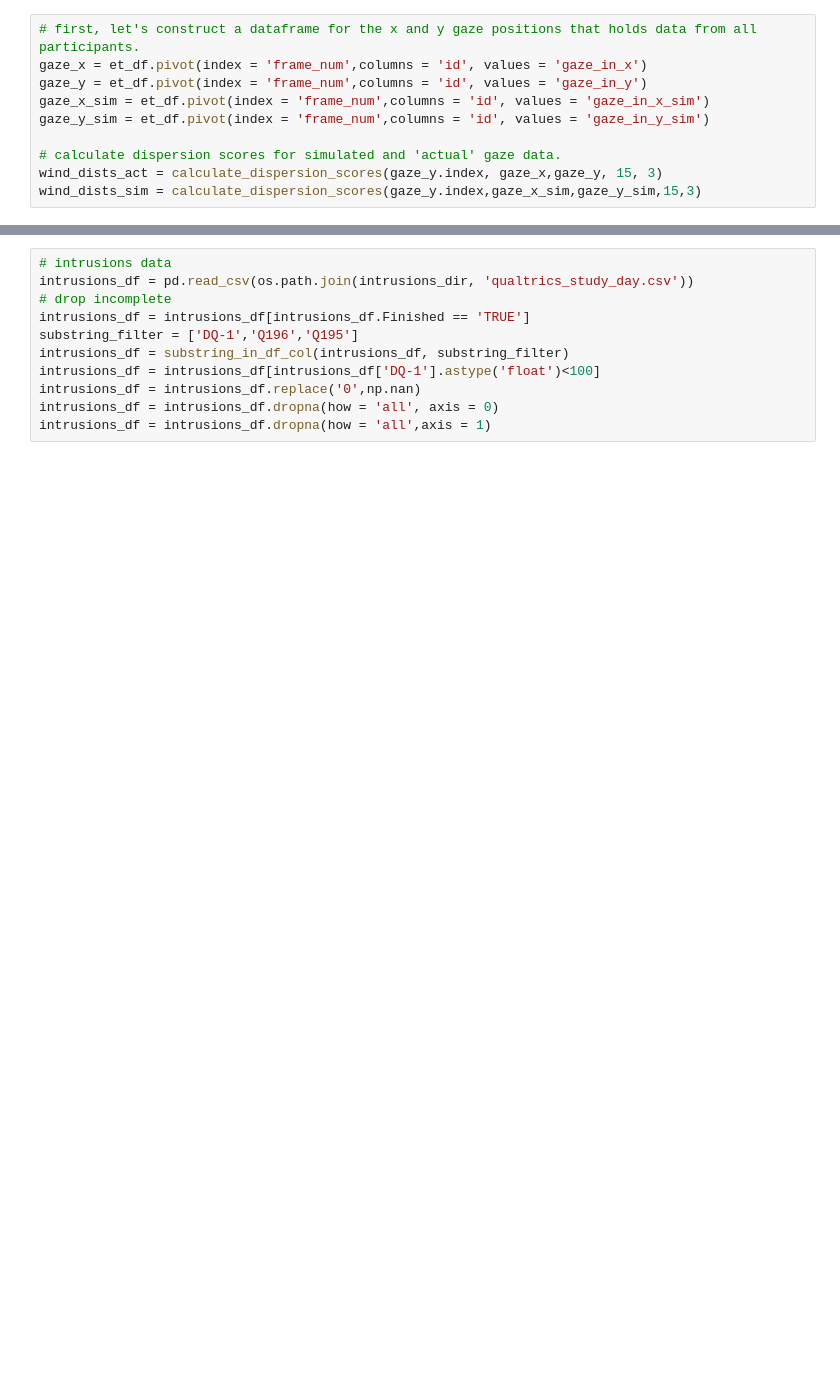
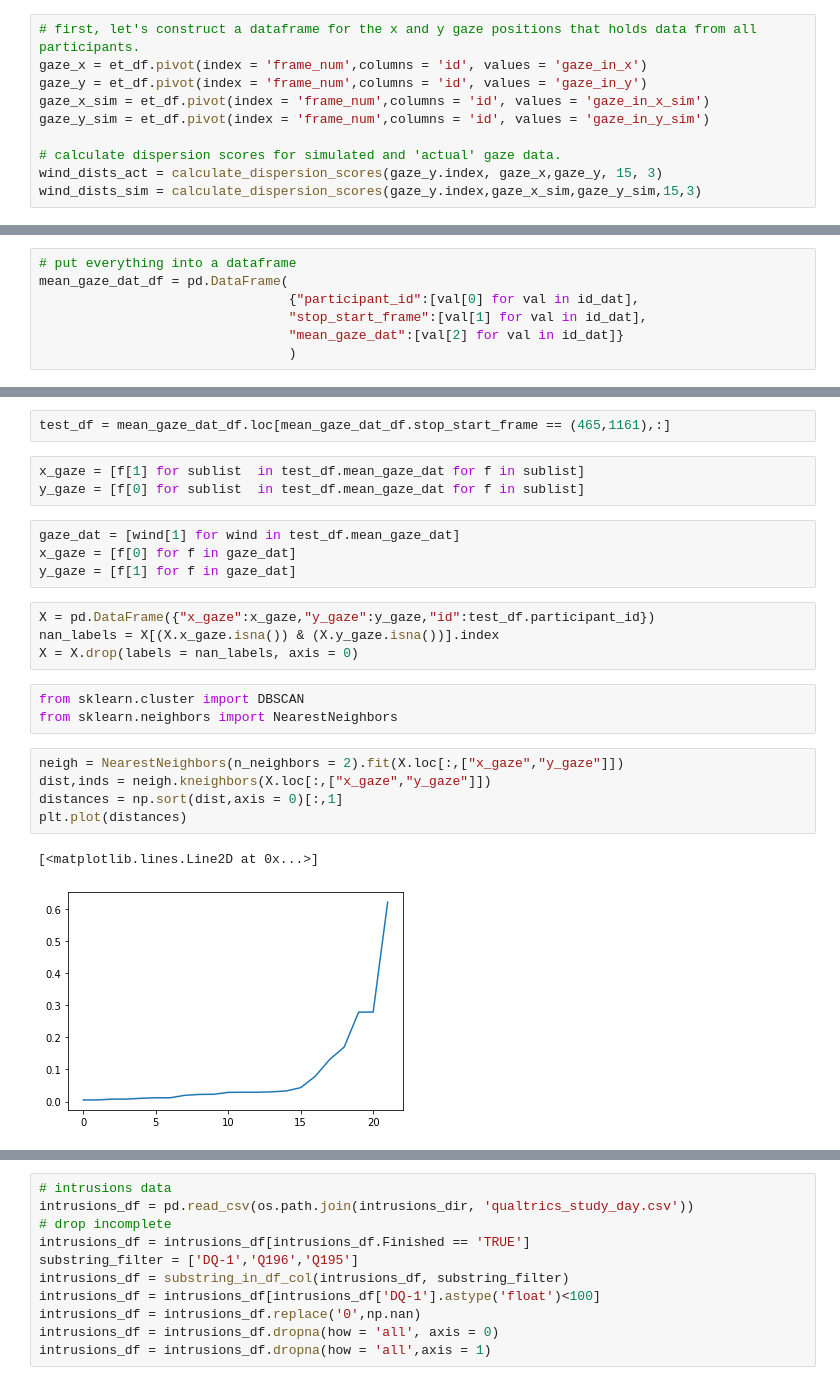
Before and after one commit to lucia-lux/Eye-gaze-divergence, a Jupyter notebook: Spiro_eye_tracking.ipynb, the cells around one changed output, grey strips where cells are left out. Drawn from its saved outputs; the diff is of its cells as text; blank space fills up the shorter version.

```diff
--- a/Spiro_eye_tracking.ipynb
+++ b/Spiro_eye_tracking.ipynb
@@ -415,0 +511,7 @@ len_frame_secs.sort(reverse = True)
+# %%
+# put everything into a dataframe
+mean_gaze_dat_df = pd.DataFrame(
+                                {"participant_id":[val[0] for val in id_dat],
+                                "stop_start_frame":[val[1] for val in id_dat],
+                                "mean_gaze_dat":[val[2] for val in id_dat]}
+                                )
@@ -415,0 +521,24 @@ len_frame_secs.sort(reverse = True)
+# %%
+test_df = mean_gaze_dat_df.loc[mean_gaze_dat_df.stop_start_frame == (465,1161),:]
+# %%
+x_gaze = [f[1] for sublist  in test_df.mean_gaze_dat for f in sublist]
+y_gaze = [f[0] for sublist  in test_df.mean_gaze_dat for f in sublist]
+# %%
+gaze_dat = [wind[1] for wind in test_df.mean_gaze_dat]
+x_gaze = [f[0] for f in gaze_dat]
+y_gaze = [f[1] for f in gaze_dat]
+# %%
+X = pd.DataFrame({"x_gaze":x_gaze,"y_gaze":y_gaze,"id":test_df.participant_id})
+nan_labels = X[(X.x_gaze.isna()) & (X.y_gaze.isna())].index
+X = X.drop(labels = nan_labels, axis = 0)
+# %%
+from sklearn.cluster import DBSCAN
+from sklearn.neighbors import NearestNeighbors
+# %%
+neigh = NearestNeighbors(n_neighbors = 2).fit(X.loc[:,["x_gaze","y_gaze"]])
+dist,inds = neigh.kneighbors(X.loc[:,["x_gaze","y_gaze"]])
+distances = np.sort(dist,axis = 0)[:,1]
+plt.plot(distances)
+# %% [output]
+[<matplotlib.lines.Line2D at 0x...>]
+[figure, added]
```
Also changed, not shown: parts of 19 cells of this notebook, 2 other files.
